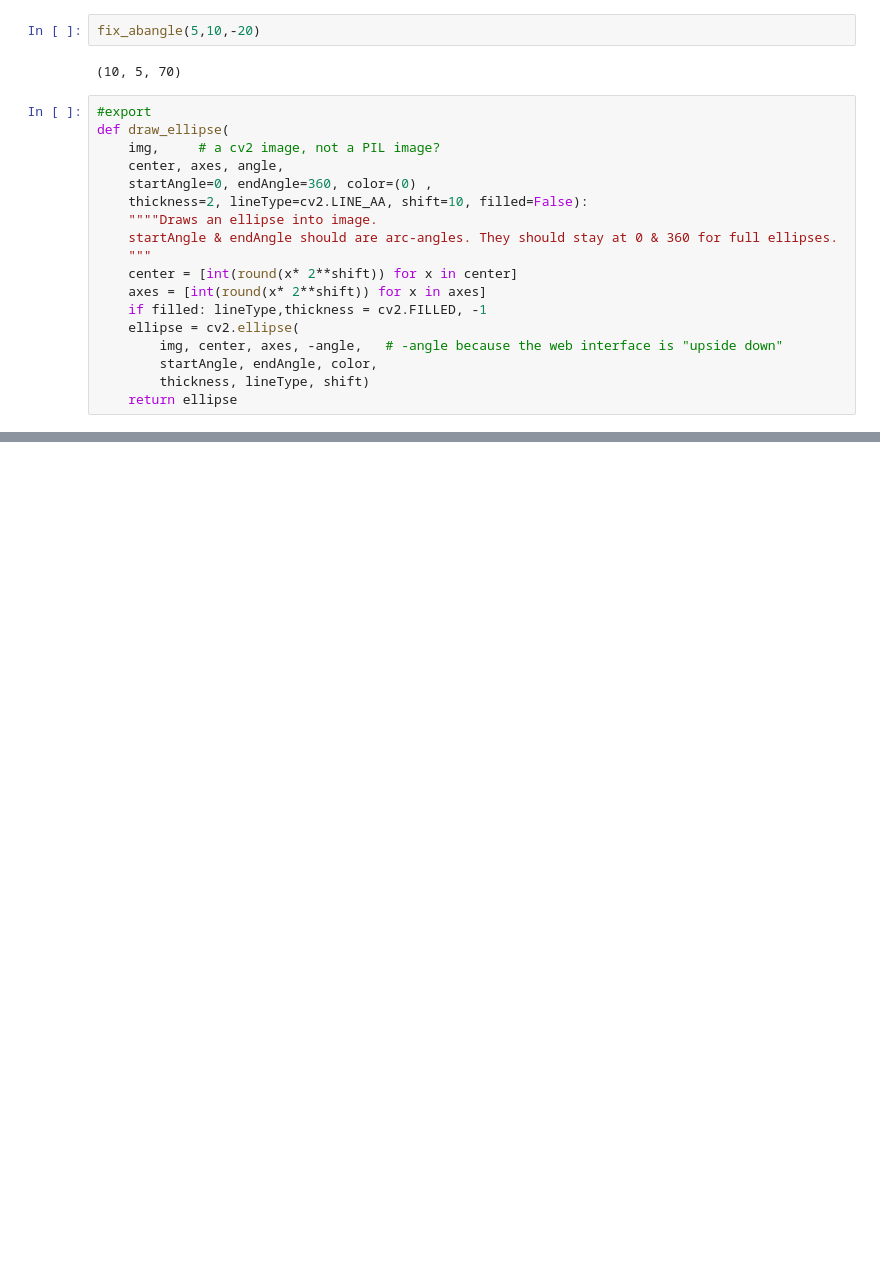
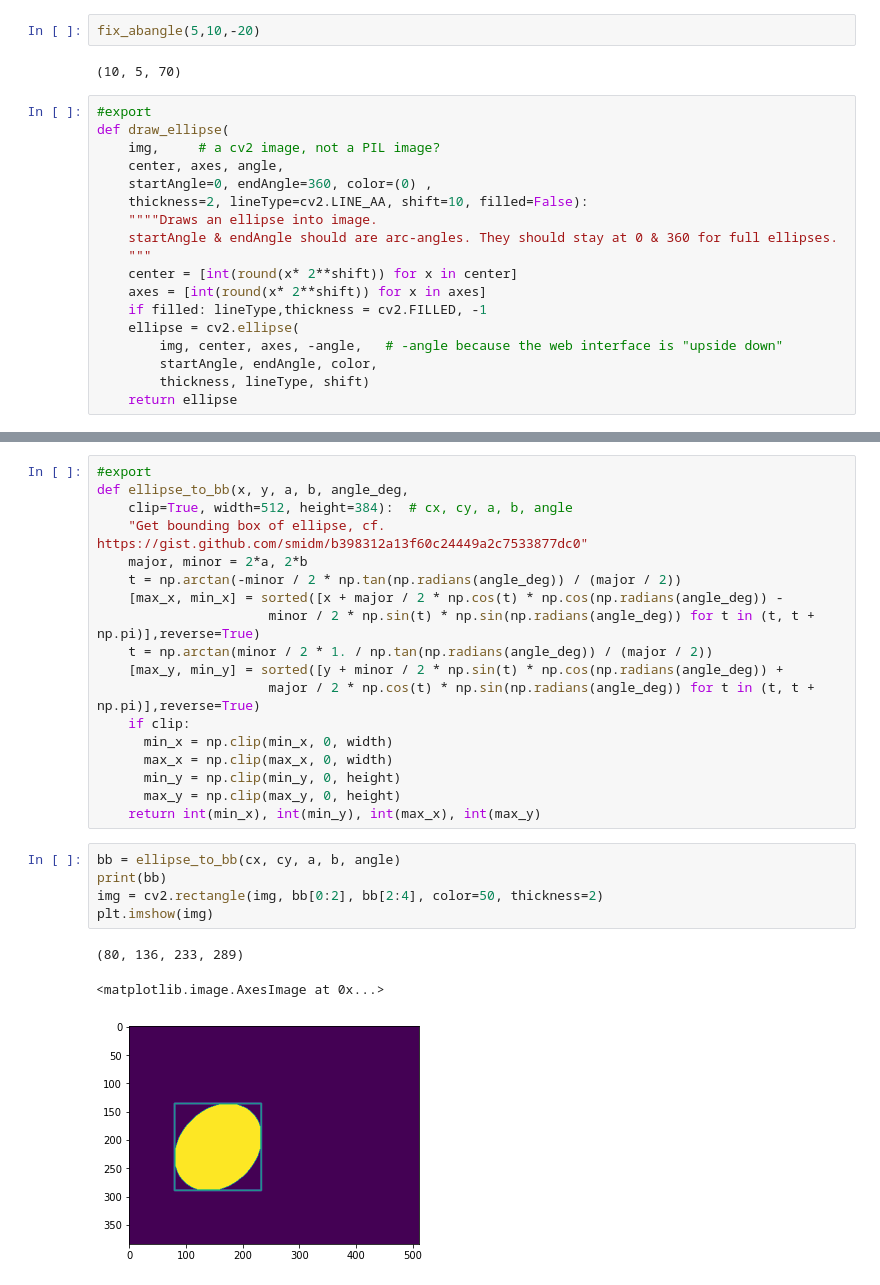
Before and after one commit to drscotthawley/espiownage, a Jupyter notebook: nbs/00_core.ipynb, the cells around one changed output, grey strips where cells are left out. Cells and saved outputs as stored; diff of their text form; blank space fills up the shorter version.

```diff
--- a/nbs/00_core.ipynb
+++ b/nbs/00_core.ipynb
@@ -86,0 +93,27 @@ img = draw_ellipse(img, (100,100), (80,30), 45, color=100, filled=True)
+# %%
+#export
+def ellipse_to_bb(x, y, a, b, angle_deg,
+    clip=True, width=512, height=384):  # cx, cy, a, b, angle
+    "Get bounding box of ellipse, cf. https://gist.github.com/smidm/b398312a13f60c24449a2c7533877dc0"
+    major, minor = 2*a, 2*b
+    t = np.arctan(-minor / 2 * np.tan(np.radians(angle_deg)) / (major / 2))
+    [max_x, min_x] = sorted([x + major / 2 * np.cos(t) * np.cos(np.radians(angle_deg)) -
+                      minor / 2 * np.sin(t) * np.sin(np.radians(angle_deg)) for t in (t, t + np.pi)],reverse=True)
+    t = np.arctan(minor / 2 * 1. / np.tan(np.radians(angle_deg)) / (major / 2))
+    [max_y, min_y] = sorted([y + minor / 2 * np.sin(t) * np.cos(np.radians(angle_deg)) +
+                      major / 2 * np.cos(t) * np.sin(np.radians(angle_deg)) for t in (t, t + np.pi)],reverse=True)
+    if clip:
+      min_x = np.clip(min_x, 0, width)
+      max_x = np.clip(max_x, 0, width)
+      min_y = np.clip(min_y, 0, height)
+      max_y = np.clip(max_y, 0, height)
+    return int(min_x), int(min_y), int(max_x), int(max_y)
+# %%
+bb = ellipse_to_bb(cx, cy, a, b, angle)
+print(bb)
+img = cv2.rectangle(img, bb[0:2], bb[2:4], color=50, thickness=2)
+plt.imshow(img)
+# %% [output]
+(80, 136, 233, 289)
+<matplotlib.image.AxesImage at 0x...>
+[figure, added]
```
Also changed, not shown: parts of 2 cells of this notebook, 8 other files.
